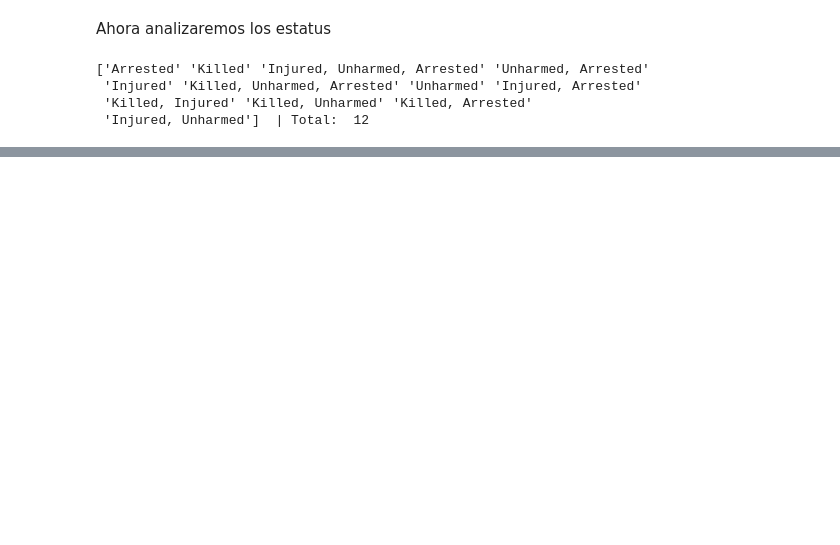
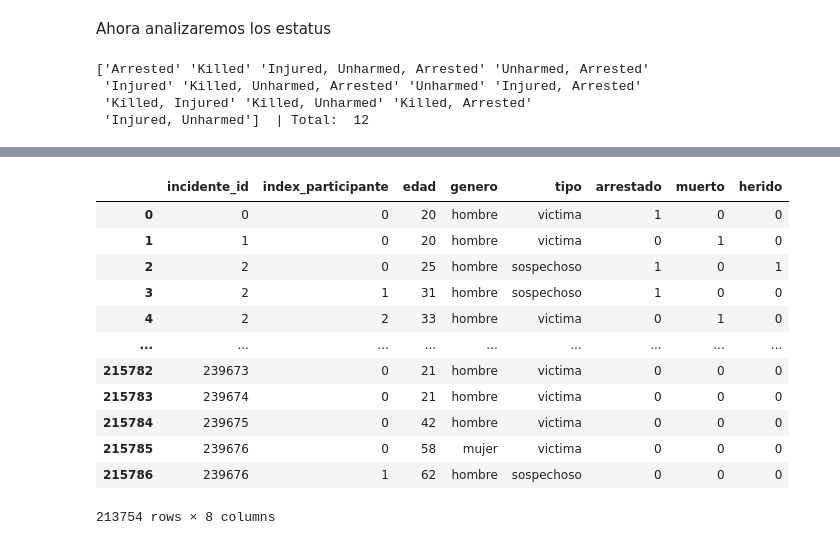
Before and after one commit to gonzalo91/Proyecto-Ciencia-de-datos, a Jupyter notebook: proyecto_final/Entregable2.ipynb, the cells around one changed output, grey strips where cells are left out. Saved outputs shown, nothing was run; the diff lists cells and outputs as text; code cells hidden in the pictures; blank space fills up the shorter version.

```diff
--- a/proyecto_final/Entregable2.ipynb
+++ b/proyecto_final/Entregable2.ipynb
@@ -377,0 +397,16 @@ df
+# %%
+participantes
+# %% [output]
+|  | incidente_id | index_participante | edad | genero | tipo | arrestado | muerto | herido |
+| 0 | 0 | 0 | 20 | hombre | victima | 1 | 0 | 0 |
+| 1 | 1 | 0 | 20 | hombre | victima | 0 | 1 | 0 |
+| 2 | 2 | 0 | 25 | hombre | sospechoso | 1 | 0 | 1 |
+| 3 | 2 | 1 | 31 | hombre | sospechoso | 1 | 0 | 0 |
+| 4 | 2 | 2 | 33 | hombre | victima | 0 | 1 | 0 |
+| ... | ... | ... | ... | ... | ... | ... | ... | ... |
+| 215782 | 239673 | 0 | 21 | hombre | victima | 0 | 0 | 0 |
+| 215783 | 239674 | 0 | 21 | hombre | victima | 0 | 0 | 0 |
+| 215784 | 239675 | 0 | 42 | hombre | victima | 0 | 0 | 0 |
+| 215785 | 239676 | 0 | 58 | mujer | victima | 0 | 0 | 0 |
+| 215786 | 239676 | 1 | 62 | hombre | sospechoso | 0 | 0 | 0 |
+213754 rows × 8 columns
```
Also changed, not shown: parts of 28 cells of this notebook.
